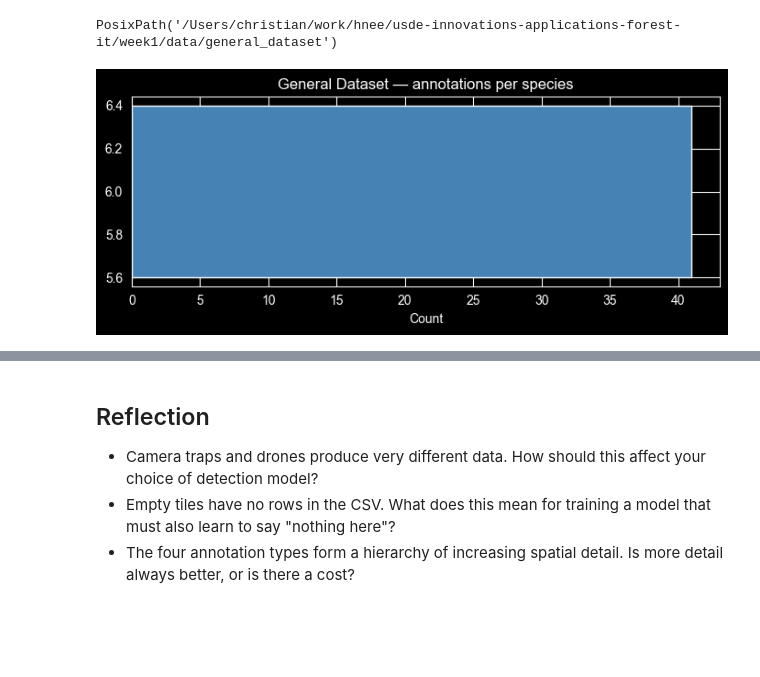
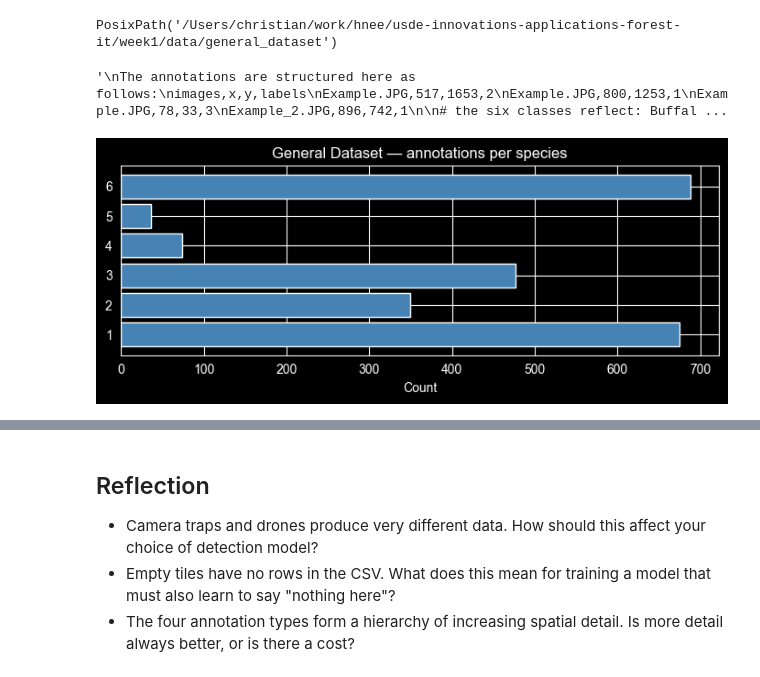
Before and after one commit to cwinkelmann/usde-innovations-applications-forest-it, a Jupyter notebook: week1/practicals/practical_01_visual_wildlife_datasets.ipynb, the cells around one changed output, grey strips where cells are left out. Drawn from its saved outputs; the diff is of its cells as text; code cells hidden in the pictures; blank space fills up the shorter version.

```diff
--- a/week1/practicals/practical_01_visual_wildlife_datasets.ipynb
+++ b/week1/practicals/practical_01_visual_wildlife_datasets.ipynb
@@ -157,8 +125,22 @@ download_general_dataset(n_images=50, output_dir=DATA_BASE)
   Saved to /Users/christian/work/hnee/usde-innovations-applications-forest-it/week1/data/general_dataset
 PosixPath('/Users/christian/work/hnee/usde-innovations-applications-forest-it/week1/data/general_dataset')
 # %%
-from download_data import show_class_distribution
+from wildlife_detection.download_data import show_class_distribution
 show_class_distribution("general_dataset", output_dir=DATA_BASE)
+
+"""
+The annotations are structured here as follows:
+images,x,y,labels
+Example.JPG,517,1653,2
+Example.JPG,800,1253,1
+Example.JPG,78,33,3
+Example_2.JPG,896,742,1
+
+# the six classes reflect: Buffalo, elephant, kob, topi, warthog, waterbuck
+
+
+"""
 # %% [output]
+'\nThe annotations are structured here as follows:\nimages,x,y,labels\nExample.JPG,517,1653,2\nExample.JPG,800,1253,1\nExample.JPG,78,33,3\nExample_2.JPG,896,742,1\n\n# the six classes reflect: Buffal ...
-[figure, old version]
+[figure, new version]
 # %%
```
Also changed, not shown: parts of 24 cells of this notebook, 10 other files.
